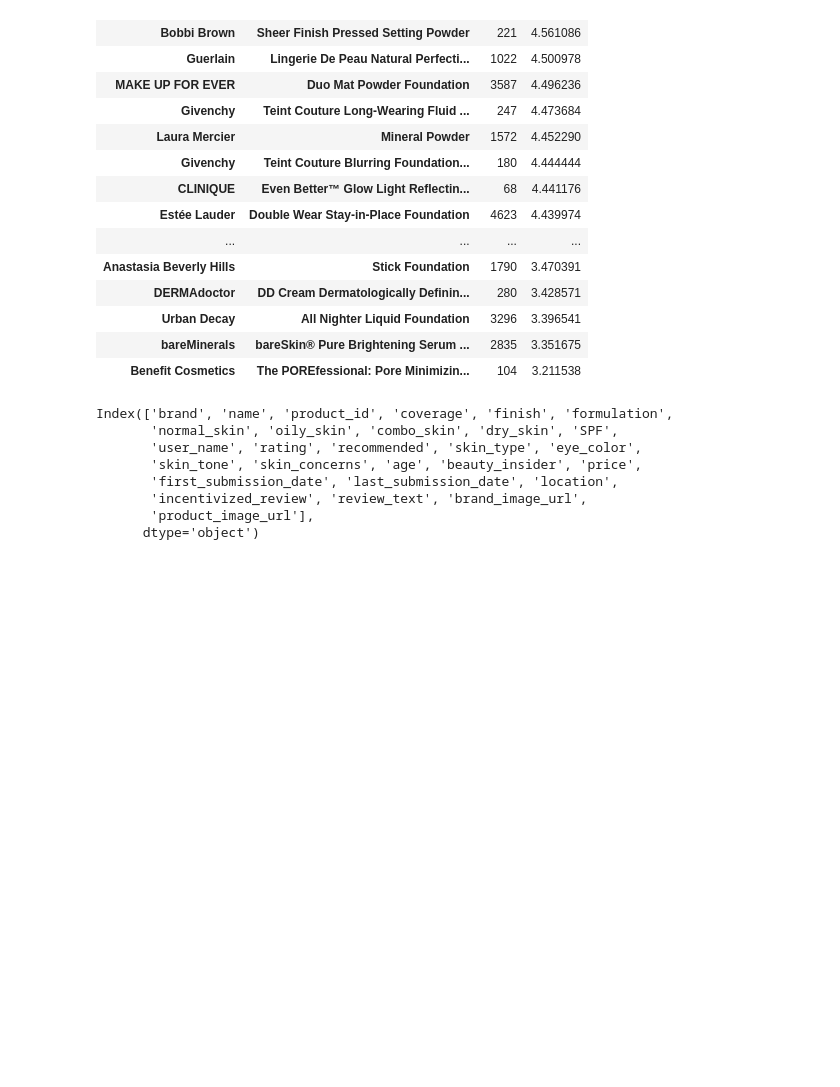
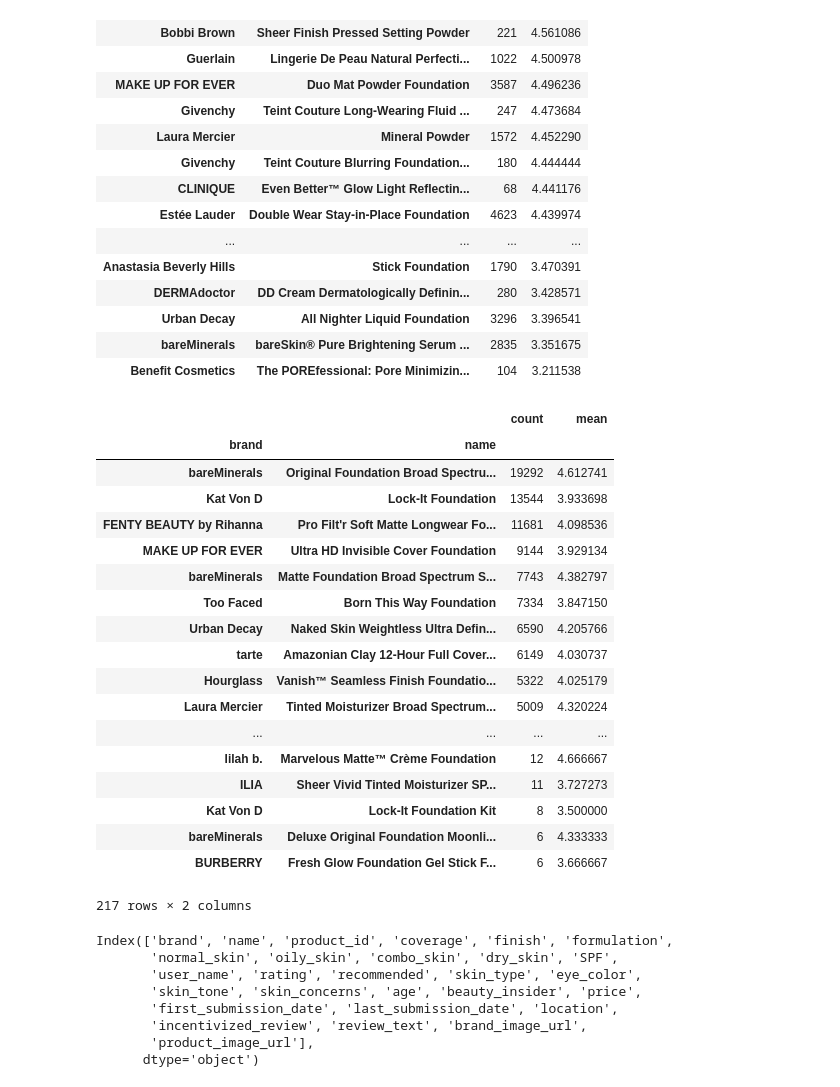
Before and after one commit to stellahkim93/Sephora, a Jupyter notebook: Sephora_Analysis.ipynb, the cells around one changed output. Saved outputs shown, nothing was run; the diff lists cells and outputs as text; code cells hidden in the pictures; blank space fills up the shorter version.

```diff
--- a/Sephora_Analysis.ipynb
+++ b/Sephora_Analysis.ipynb
@@ -608,6 +763,28 @@ reviews.groupby(["brand", "name"]).agg({"rating": ["count", "mean"]}).xs("rating
 | Urban Decay | All Nighter Liquid Foundation | 3296 | 3.396541 |
 | bareMinerals | bareSkin® Pure Brightening Serum ... | 2835 | 3.351675 |
 | Benefit Cosmetics | The POREfessional: Pore Minimizin... | 104 | 3.211538 |
+# %%
+reviews.groupby(["brand", "name"]).agg({"rating": ["count", "mean"]}).xs("rating", axis = 1, drop_level = True).sort_values(by = "count", ascending = False)
+# %% [output]
+|  |  | count | mean |
+| brand | name |  |  |
+| bareMinerals | Original Foundation Broad Spectru... | 19292 | 4.612741 |
+| Kat Von D | Lock-It Foundation | 13544 | 3.933698 |
+| FENTY BEAUTY by Rihanna | Pro Filt'r Soft Matte Longwear Fo... | 11681 | 4.098536 |
+| MAKE UP FOR EVER | Ultra HD Invisible Cover Foundation | 9144 | 3.929134 |
+| bareMinerals | Matte Foundation Broad Spectrum S... | 7743 | 4.382797 |
+| Too Faced | Born This Way Foundation | 7334 | 3.847150 |
+| Urban Decay | Naked Skin Weightless Ultra Defin... | 6590 | 4.205766 |
+| tarte | Amazonian Clay 12-Hour Full Cover... | 6149 | 4.030737 |
+| Hourglass | Vanish™ Seamless Finish Foundatio... | 5322 | 4.025179 |
+| Laura Mercier | Tinted Moisturizer Broad Spectrum... | 5009 | 4.320224 |
+| ... | ... | ... | ... |
+| lilah b. | Marvelous Matte™ Crème Foundation | 12 | 4.666667 |
+| ILIA | Sheer Vivid Tinted Moisturizer SP... | 11 | 3.727273 |
+| Kat Von D | Lock-It Foundation Kit | 8 | 3.500000 |
+| bareMinerals | Deluxe Original Foundation Moonli... | 6 | 4.333333 |
+| BURBERRY | Fresh Glow Foundation Gel Stick F... | 6 | 3.666667 |
+217 rows × 2 columns
 # %%
 reviews.columns
 # %% [output]
```
Also changed, not shown: parts of 28 cells of this notebook.
